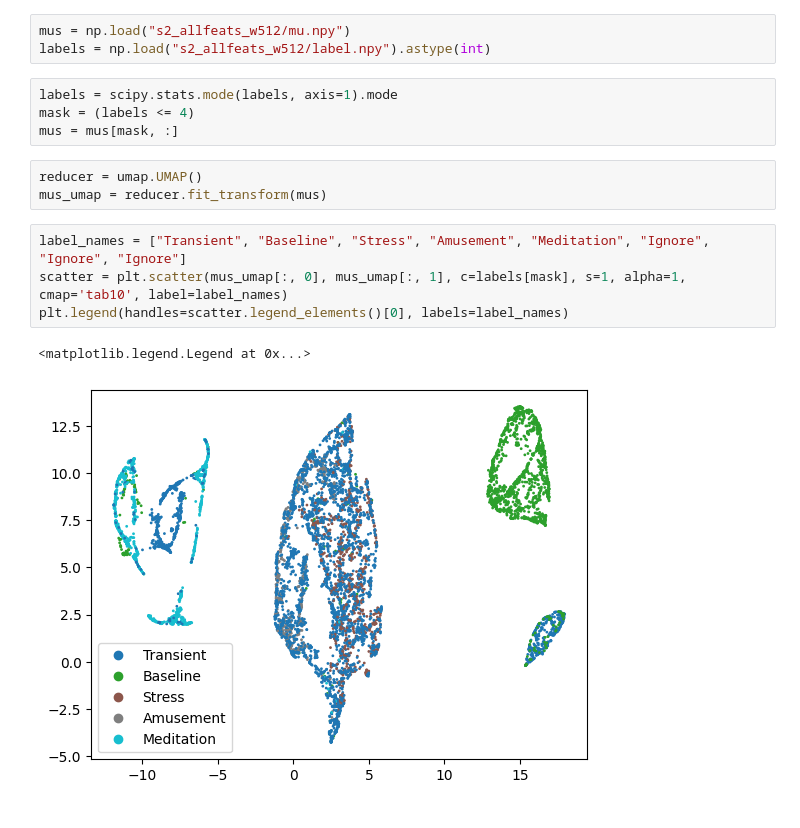
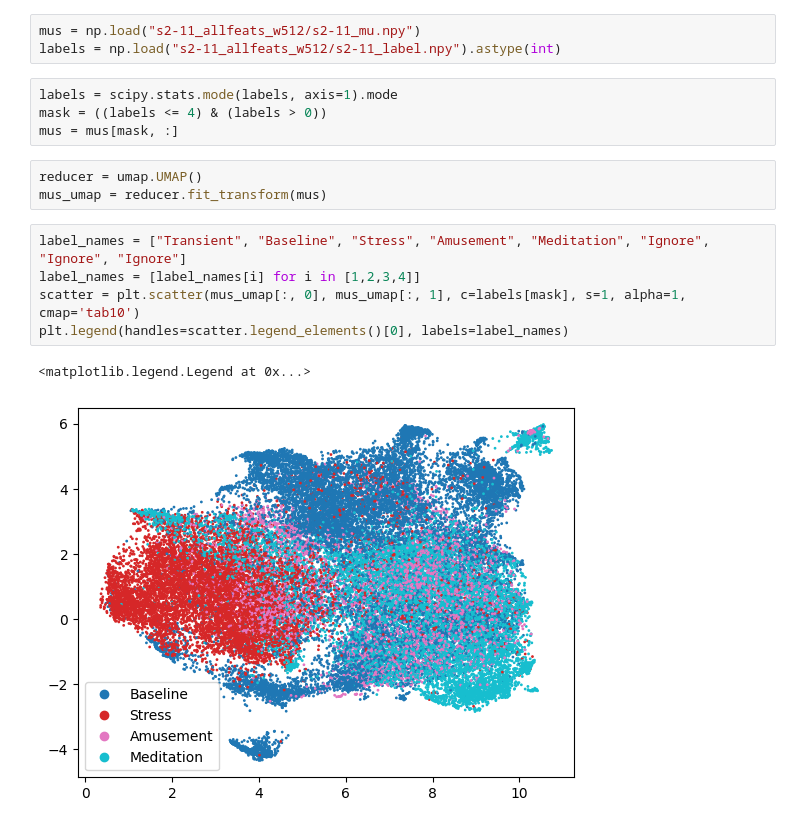
Before and after one commit to rish-raghu/cos513-wesad, a Jupyter notebook: plotting.ipynb, the cells around one changed output. Cells and saved outputs as stored; diff of their text form.

```diff
--- a/plotting.ipynb
+++ b/plotting.ipynb
@@ -4,19 +4,20 @@ import matplotlib.pyplot as plt
 import umap
 import scipy
 # %%
-mus = np.load("s2_allfeats_w512/mu.npy")
-labels = np.load("s2_allfeats_w512/label.npy").astype(int)
+mus = np.load("s2-11_allfeats_w512/s2-11_mu.npy")
+labels = np.load("s2-11_allfeats_w512/s2-11_label.npy").astype(int)
 # %%
 labels = scipy.stats.mode(labels, axis=1).mode
-mask = (labels <= 4)
+mask = ((labels <= 4) & (labels > 0))
 mus = mus[mask, :]
 # %%
 reducer = umap.UMAP()
 mus_umap = reducer.fit_transform(mus)
 # %%
 label_names = ["Transient", "Baseline", "Stress", "Amusement", "Meditation", "Ignore", "Ignore", "Ignore"]
-scatter = plt.scatter(mus_umap[:, 0], mus_umap[:, 1], c=labels[mask], s=1, alpha=1, cmap='tab10', label=label_names)
+label_names = [label_names[i] for i in [1,2,3,4]]
+scatter = plt.scatter(mus_umap[:, 0], mus_umap[:, 1], c=labels[mask], s=1, alpha=1, cmap='tab10')
 plt.legend(handles=scatter.legend_elements()[0], labels=label_names)
 # %% [output]
 <matplotlib.legend.Legend at 0x...>
-[figure, old version]
+[figure, new version]
```
Also changed, not shown: parts of 1 cell of this notebook, 5 other files.
